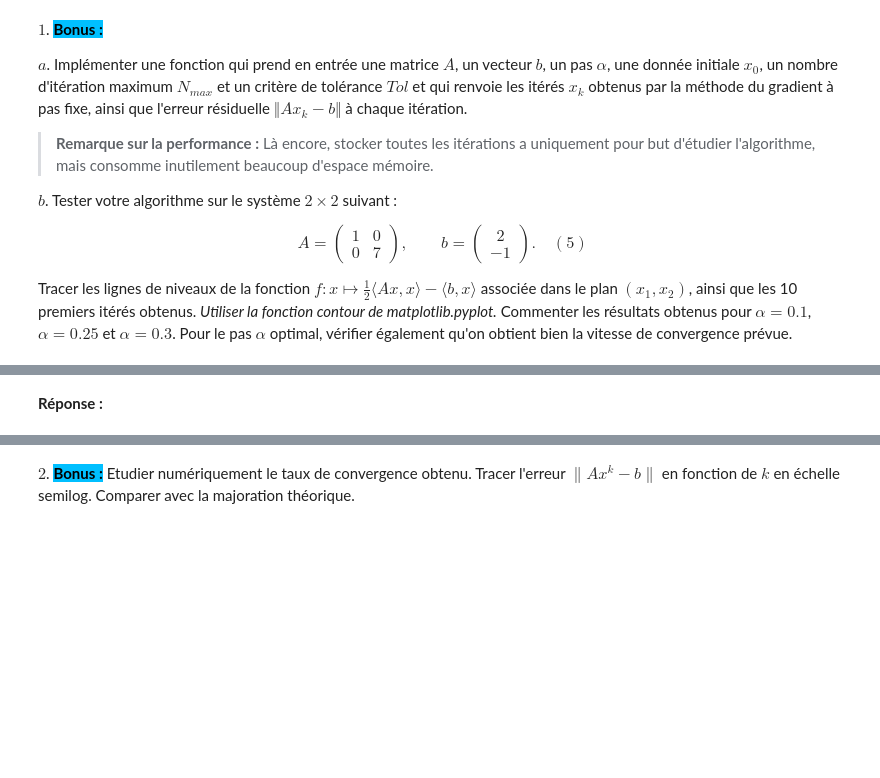
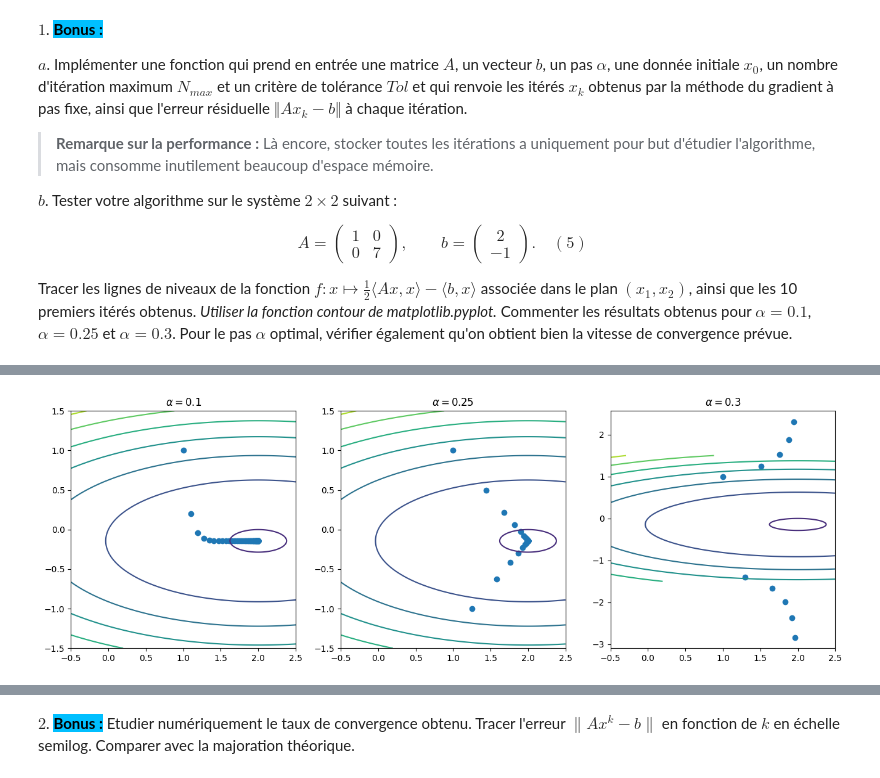
Before and after one commit to Eric-Guerra-Ribeiro/AMP_41012, a Jupyter notebook: pc5.ipynb, the cells around one changed output, grey strips where cells are left out. Drawn from its saved outputs; the diff is of its cells as text; code cells hidden in the pictures; blank space fills up the shorter version.

```diff
--- a/pc5.ipynb
+++ b/pc5.ipynb
@@ -338,8 +393,21 @@ def gradient_pas_fixe(A, b, alpha, x0, it_max = 10**4, tol = 10**(-5)):
     tab_x   : tableau contenant les itérations successives x_k obtenues
     tab_err : tableau contenant la norme du résidu || Ax_k - b || à chaque itération
     """
+    tab_x = np.zeros((it_max + 1, x0.size))
+    tab_err = np.zeros(it_max + 1)
+    tab_x[0, :] = x0
+    tab_err[0] = lin.vector_norm(A@x0 - b)
+    i = 0
+    x = x0
 
-    return tab_x, tab_err
+    while tab_err[i] > tol and i < it_max:
+        i += 1
+        x = x - alpha*(A@x - b)
+        tab_err[i] = lin.vector_norm(A@x - b)
+        tab_x[i, :] = x
+
+
+    return tab_x[:i + 1, :], tab_err[:i+ 1]
 # %%
 # grille pour tracer les lignes de niveau de la fonction f
 nx1    = 1000
@@ -358,4 +426,12 @@ x0    = np.ones(len(b))
 
 
 alpha = 0.1
-tab_x_1, tab_err_1 =
+tab_x_1, tab_err_1 = gradient_pas_fixe(A, b, alpha, x0)
+
+alpha = 0.25
+tab_x_2, tab_err_2 = gradient_pas_fixe(A, b, alpha, x0)
+
+alpha = 0.3
+tab_x_3, tab_err_3 = gradient_pas_fixe(A, b, alpha, x0)
+
+print(tab_x_1[:10])
@@ -362,26 +449,26 @@ tab_x_1, tab_err_1 =
 # %%
 # Figure où les lignes de niveaux de f sont tracées
 # Tracer les valeurs successives de xk
 plt.figure(figsize=(16,5))
 
 plt.subplot(1,3,1)
 plt.contour(x1, x2, z)
-plt.scatter(    ,   )
+plt.scatter(tab_x_1[:, 0], tab_x_1[:, 1])
 
-plt.title('alpha = 0.1')
+plt.title('$\\alpha = 0.1$')
 
 plt.subplot(1,3,2)
 plt.contour(x1, x2, z)
-plt.scatter(    ,   )
+plt.scatter(tab_x_2[:, 0], tab_x_2[:, 1])
 
-plt.title('alpha = 0.25')
+plt.title('$\\alpha = 0.25$')
 
 plt.subplot(1,3,3)
 plt.contour(x1, x2, z)
-plt.scatter(    ,   )
+plt.scatter(tab_x_3[:10, 0], tab_x_3[:10, 1])
 
-plt.title('alpha = 0.3')
+plt.title('$\\alpha = 0.3$')
 
 plt.show()
+# %% [output]
+[figure, added]
-# %% [markdown]
-**Réponse :**
```
Also changed, not shown: parts of 39 cells of this notebook.
